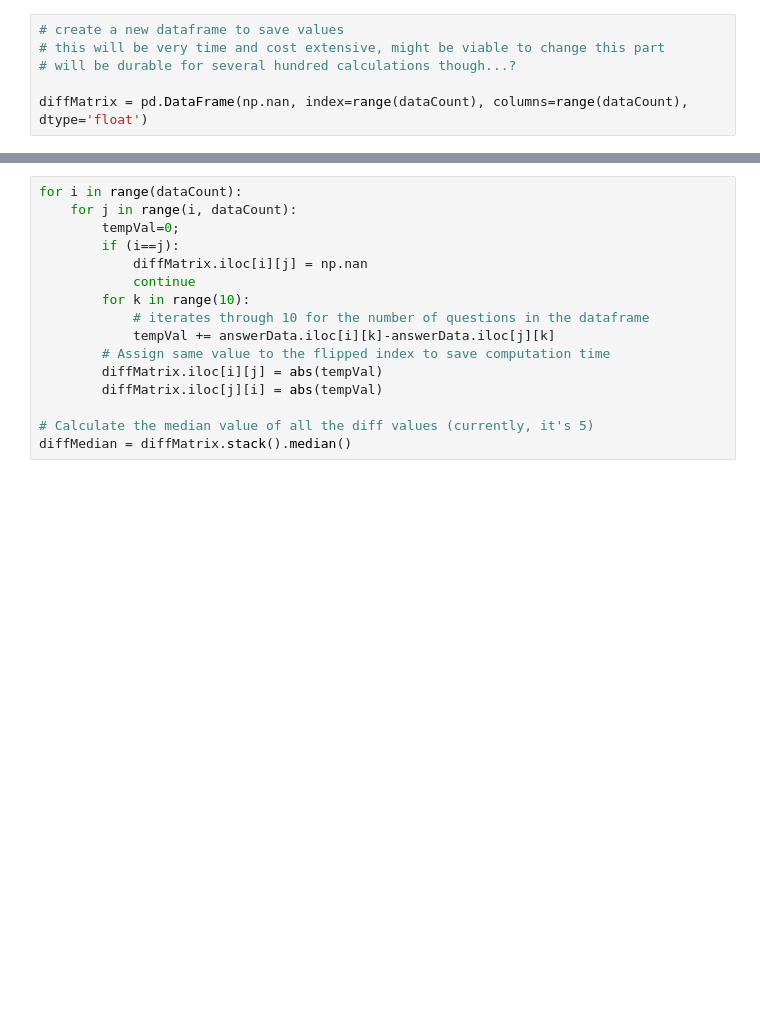
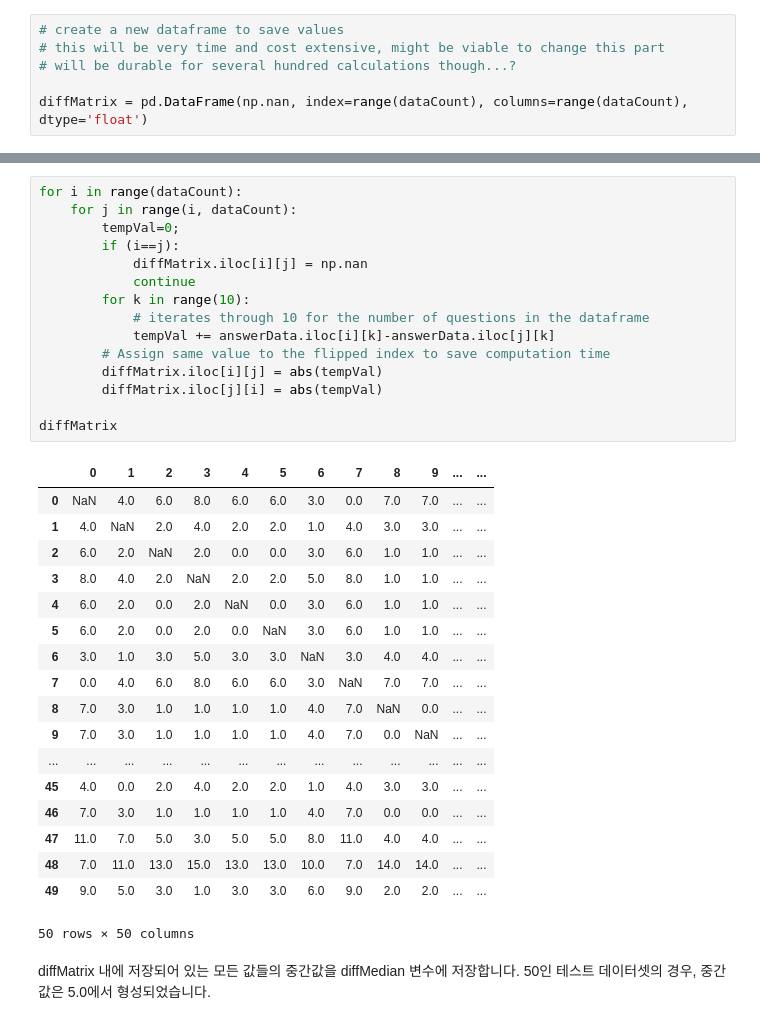
Before and after one commit to haesookim/same-diff-thoughts, a Jupyter notebook: Example_50.ipynb, the cells around one changed output, grey strips where cells are left out. Cells and saved outputs as stored; diff of their text form; blank space fills up the shorter version.

```diff
--- a/Example_50.ipynb
+++ b/Example_50.ipynb
@@ -44,16 +93,37 @@ diffMatrix = pd.DataFrame(np.nan, index=range(dataCount), columns=range(dataCoun
 # %%
 for i in range(dataCount):
     for j in range(i, dataCount):
         tempVal=0;
         if (i==j):
             diffMatrix.iloc[i][j] = np.nan
             continue
         for k in range(10):
             # iterates through 10 for the number of questions in the dataframe
             tempVal += answerData.iloc[i][k]-answerData.iloc[j][k]
         # Assign same value to the flipped index to save computation time
         diffMatrix.iloc[i][j] = abs(tempVal)
         diffMatrix.iloc[j][i] = abs(tempVal)
 
-# Calculate the median value of all the diff values (currently, it's 5)
-diffMedian = diffMatrix.stack().median()
+diffMatrix
+# %% [output]
+|  | 0 | 1 | 2 | 3 | 4 | 5 | 6 | 7 | 8 | 9 | ... | ... |
+| 0 | NaN | 4.0 | 6.0 | 8.0 | 6.0 | 6.0 | 3.0 | 0.0 | 7.0 | 7.0 | ... | ... |
+| 1 | 4.0 | NaN | 2.0 | 4.0 | 2.0 | 2.0 | 1.0 | 4.0 | 3.0 | 3.0 | ... | ... |
+| 2 | 6.0 | 2.0 | NaN | 2.0 | 0.0 | 0.0 | 3.0 | 6.0 | 1.0 | 1.0 | ... | ... |
+| 3 | 8.0 | 4.0 | 2.0 | NaN | 2.0 | 2.0 | 5.0 | 8.0 | 1.0 | 1.0 | ... | ... |
+| 4 | 6.0 | 2.0 | 0.0 | 2.0 | NaN | 0.0 | 3.0 | 6.0 | 1.0 | 1.0 | ... | ... |
+| 5 | 6.0 | 2.0 | 0.0 | 2.0 | 0.0 | NaN | 3.0 | 6.0 | 1.0 | 1.0 | ... | ... |
+| 6 | 3.0 | 1.0 | 3.0 | 5.0 | 3.0 | 3.0 | NaN | 3.0 | 4.0 | 4.0 | ... | ... |
+| 7 | 0.0 | 4.0 | 6.0 | 8.0 | 6.0 | 6.0 | 3.0 | NaN | 7.0 | 7.0 | ... | ... |
+| 8 | 7.0 | 3.0 | 1.0 | 1.0 | 1.0 | 1.0 | 4.0 | 7.0 | NaN | 0.0 | ... | ... |
+| 9 | 7.0 | 3.0 | 1.0 | 1.0 | 1.0 | 1.0 | 4.0 | 7.0 | 0.0 | NaN | ... | ... |
+| ... | ... | ... | ... | ... | ... | ... | ... | ... | ... | ... | ... | ... |
+| 45 | 4.0 | 0.0 | 2.0 | 4.0 | 2.0 | 2.0 | 1.0 | 4.0 | 3.0 | 3.0 | ... | ... |
+| 46 | 7.0 | 3.0 | 1.0 | 1.0 | 1.0 | 1.0 | 4.0 | 7.0 | 0.0 | 0.0 | ... | ... |
+| 47 | 11.0 | 7.0 | 5.0 | 3.0 | 5.0 | 5.0 | 8.0 | 11.0 | 4.0 | 4.0 | ... | ... |
+| 48 | 7.0 | 11.0 | 13.0 | 15.0 | 13.0 | 13.0 | 10.0 | 7.0 | 14.0 | 14.0 | ... | ... |
+| 49 | 9.0 | 5.0 | 3.0 | 1.0 | 3.0 | 3.0 | 6.0 | 9.0 | 2.0 | 2.0 | ... | ... |
+50 rows × 50 columns
+# %% [markdown]
+diffMatrix 내에 저장되어 있는 모든 값들의 중간값을 diffMedian 변수에 저장합니다.
+50인 테스트 데이터셋의 경우, 중간값은 5.0에서 형성되었습니다.
```
Also changed, not shown: parts of 17 cells of this notebook.
